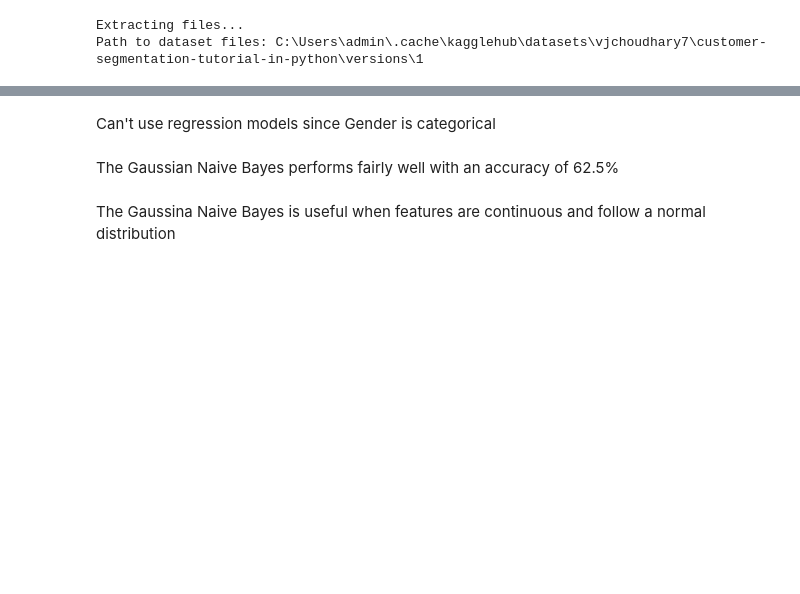
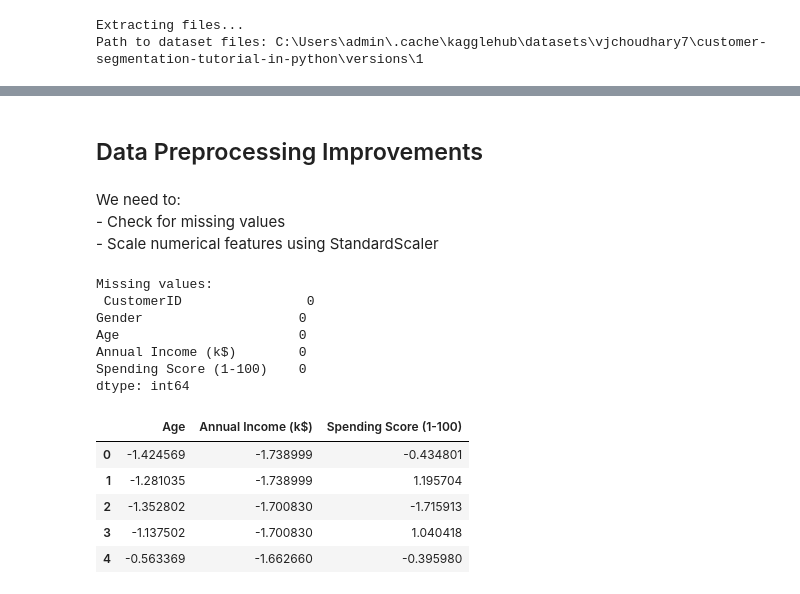
Before and after one commit to MWASMWAURA/Python-Data-Analysis-Projects, a Jupyter notebook: Mall Customer segmentation.ipynb, the cells around one changed output, grey strips where cells are left out. Cells and saved outputs as stored; diff of their text form; code cells hidden in the pictures; blank space fills up the shorter version.

```diff
--- a/Mall Customer segmentation.ipynb
+++ b/Mall Customer segmentation.ipynb
@@ -252,6 +10,43 @@ Score achieved by mlp: 60.00%
-# %% [markdown]
- Can't use regression models since Gender is categorical
-# %% [markdown]
-The Gaussian Naive Bayes performs fairly well with an accuracy of 62.5%
-# %% [markdown]
-The Gaussina Naive Bayes is useful when features are continuous and follow a normal  distribution
+# %% [markdown]
+## Data Preprocessing Improvements
+# %% [markdown]
+We need to: <br>
+        - Check for missing values<br>
+        - Scale numerical features using StandardScaler
+# %%
+# Import necessary libraries
+import pandas as pd
+import numpy as np
+from sklearn.preprocessing import StandardScaler
+
+# Load dataset
+data = pd.read_csv("Mall_Customers.csv")
+# Check for missing values
+print("Missing values:\n", data.isnull().sum())
+
+# Selecting numerical features for scaling
+numerical_features = ['Age', 'Annual Income (k$)', 'Spending Score (1-100)']
+
+# Apply StandardScaler
+scaler = StandardScaler() # normalizes data
+data_scaled = scaler.fit_transform(data[numerical_features])
+
+# Convert back to DataFrame
+data_scaled = pd.DataFrame(data_scaled, columns=numerical_features)
+
+# Display the first few rows after scaling
+data_scaled.head()
+# %% [output]
+Missing values:
+ CustomerID                0
+Gender                    0
+Age                       0
+Annual Income (k$)        0
+Spending Score (1-100)    0
+dtype: int64
+|  | Age | Annual Income (k$) | Spending Score (1-100) |
+| 0 | -1.424569 | -1.738999 | -0.434801 |
+| 1 | -1.281035 | -1.738999 | 1.195704 |
+| 2 | -1.352802 | -1.700830 | -1.715913 |
+| 3 | -1.137502 | -1.700830 | 1.040418 |
+| 4 | -0.563369 | -1.662660 | -0.395980 |
```
Also changed, not shown: parts of 44 cells of this notebook.
